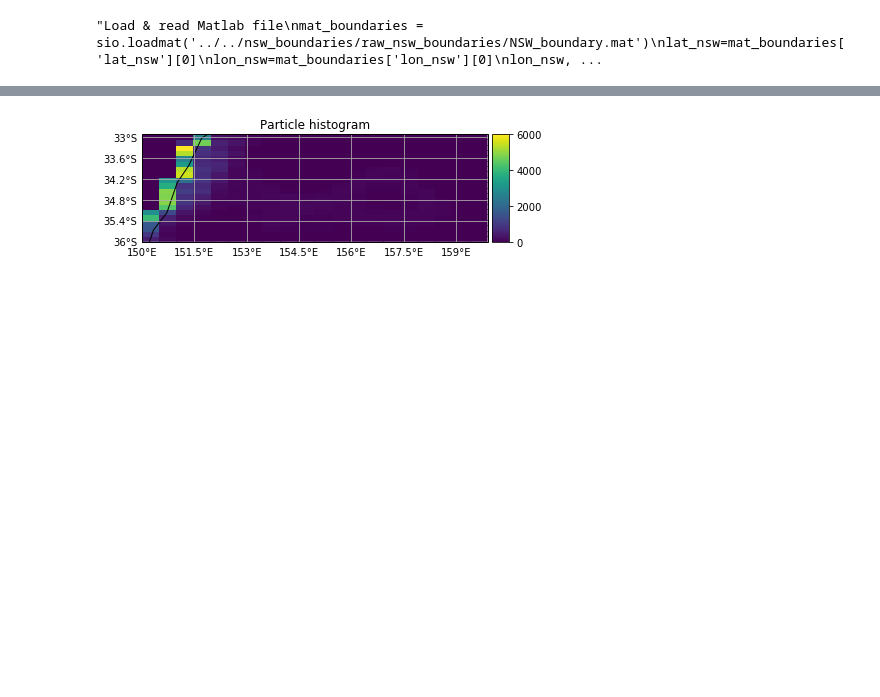
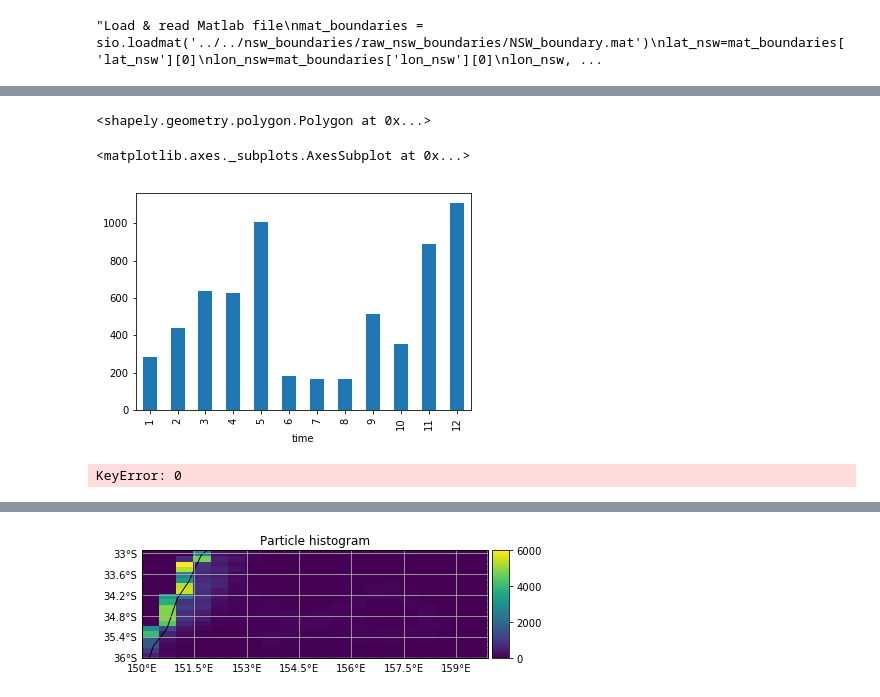
Before and after one commit to natachabourg/Bluebottles, a Jupyter notebook: imos_current_data/analysis_imos_current_data/Advection.ipynb, the cells around one changed output, grey strips where cells are left out. Drawn from its saved outputs; the diff is of its cells as text; code cells hidden in the pictures; blank space fills up the shorter version.

```diff
--- a/imos_current_data/analysis_imos_current_data/Advection.ipynb
+++ b/imos_current_data/analysis_imos_current_data/Advection.ipynb
@@ -356,0 +466,10 @@ INFO: Compiled JITParticleWindDragBrownianMotion2DAdvectionRK4 ==> /tmp/parcels-
+# %%
+"""
+Create polygon from lat/lon
+"""
+
+coords_poly = [(lat_poly[i],lon_poly[i]) for i in range(0,len(lon_poly))]
+poly = Polygon(coords_poly)
+poly
+# %% [output]
+<shapely.geometry.polygon.Polygon at 0x...>
@@ -356,0 +500,13 @@ INFO: Compiled JITParticleWindDragBrownianMotion2DAdvectionRK4 ==> /tmp/parcels-
+# %%
+import pandas as pd
+%matplotlib inline
+random_all18=pd.read_csv('results_beaching/18_random_cay1.csv')
+random_all18['time']=random_all18['time'].astype("datetime64")
+random_all18['time'].groupby(random_all18["time"].dt.month).count().plot(kind="bar")
+# %% [output]
+<matplotlib.axes._subplots.AxesSubplot at 0x...>
+[figure, added]
+# %%
+fieldset.U_wind.dimensions[0]
+# %% [output]
+KeyError: 0
```
Also changed, not shown: parts of 43 cells of this notebook, 9 other files.
